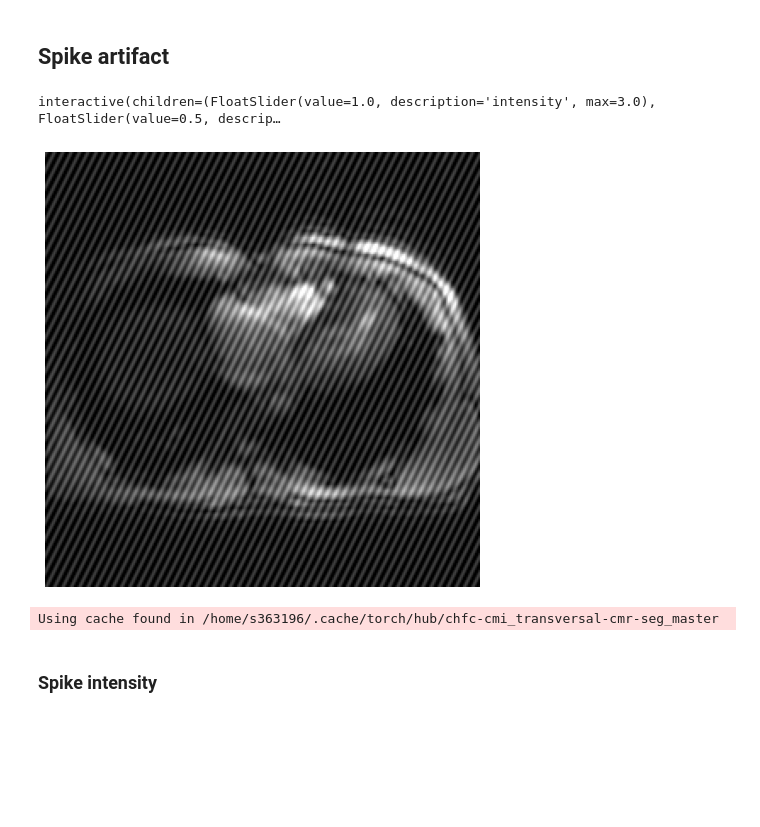
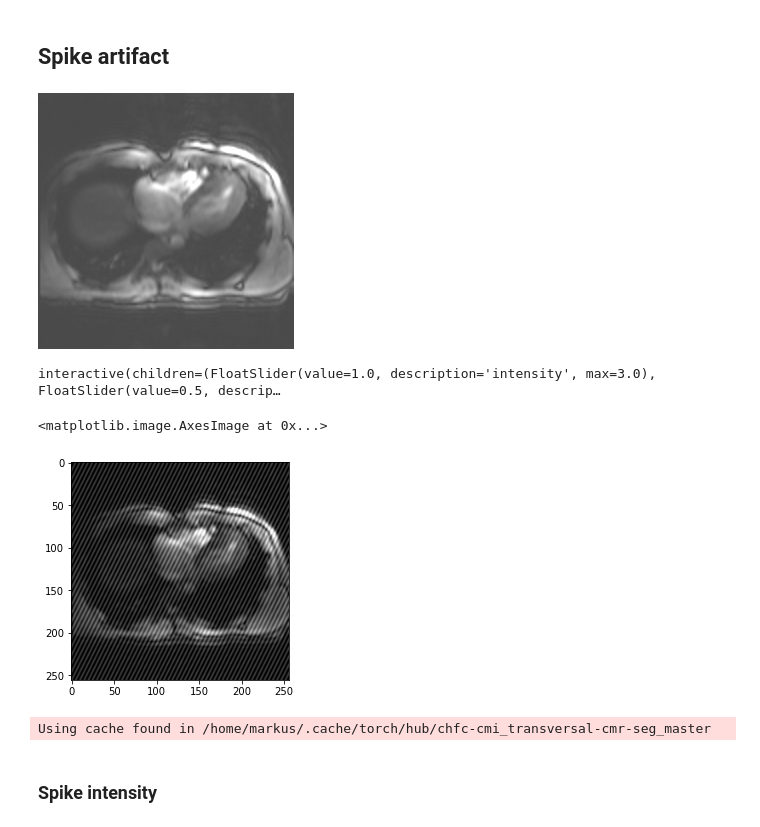
Before and after one commit to chfc-cmi/misas, a Jupyter notebook: 04_mr_artifacts.ipynb, the cells around one changed output. Cells and saved outputs as stored; diff of their text form; code cells hidden in the pictures; blank space fills up the shorter version.

```diff
--- a/04_mr_artifacts.ipynb
+++ b/04_mr_artifacts.ipynb
@@ -37,18 +37,33 @@ import ipywidgets as widgets
 # %%
 #export
 def spikeTransform(image, intensityFactor, spikePosition=[.1,.1]):
-    data = image.data[0].unsqueeze(0)
+    #data = image.data[0].unsqueeze(0)
+    #data = np.array(image)[0].unsequeeze(0)
+    image = np.array(image)[:,:,0]
+    image = np.expand_dims(np.array(image), 0)
+    image = image/255
     spikePosition = [[0.0] + spikePosition]
     spike = Spike(spikePosition, intensityFactor)
-    data = spike.add_artifact(data, spikePosition, intensityFactor)[0]
-    data = torch.stack((data,data,data))
-    return Image(torch.clamp(data,0,1))
+    #print(np.array(image).shape)
+    image = torch.Tensor(image)
+    image = spike.add_artifact(image, spikePosition, intensityFactor)[0]
+    image = torch.stack((image,image,image))
+    image = np.array((torch.clamp(image,0,1)))
+    image = image*255
+    image = image.astype(np.uint8)
+    image = np.moveaxis(image, 0, 2)
+    image = Image.fromarray(image)
+    return image
 
 def get_spike_series(image, model, start=0, end=2.5, step=.5, spikePosition=[.1,.1], **kwargs):
     return get_generic_series(image,model,partial(spikeTransform,spikePosition=spikePosition), start=start, end=end, step=step, **kwargs)
 # %%
 fname = "example/b0/images/val_example_0.png"
-img = lambda: open_image(fname).resize(256)
-trueMask = lambda: open_mask(fname.replace("image","mask"))
+img = lambda: Image.open(fname).resize((256,256)).convert ("RGB")
+trueMask = lambda: Image.open(fname.replace("image","mask"))
+# %%
+spikeTransform(img(), 1, spikePosition=[.5,.5])
+# %% [output]
+[figure, added]
 # %%
 def interactiveSpikeTransform(intensity, x, y):
@@ -64,6 +79,7 @@ interactive_plot
 # %% [output]
 interactive(children=(FloatSlider(value=1.0, description='intensity', max=3.0), FloatSlider(value=0.5, descrip…
 # %%
-spikeTransform(img(), .8, [.4,.3]).show(figsize=(8,8), cmap="bone")
+plt.imshow(spikeTransform(img(), .8, [.4,.3]), cmap="bone") #figsize=(8,8),
 # %% [output]
+<matplotlib.image.AxesImage at 0x...>
-[figure, old version]
+[figure, new version]
@@ -70,7 +97,7 @@ spikeTransform(img(), .8, [.4,.3]).show(figsize=(8,8), cmap="bone")
 # %%
-trainedModel = Fastai1_model('chfc-cmi/transversal-cmr-seg', 'b0_transversal_5_5')
+trainedModel = Fastai2_model('chfc-cmi/transversal-cmr-seg', 'b0_transversal_5_5', force_reload=False)
 # %% [output]
-Using cache found in /home/s363196/.cache/torch/hub/chfc-cmi_transversal-cmr-seg_master
+Using cache found in /home/markus/.cache/torch/hub/chfc-cmi_transversal-cmr-seg_master
 # %% [markdown]
 ### Spike intensity
 # %%
```
Also changed, not shown: parts of 22 cells of this notebook, 6 other files.
